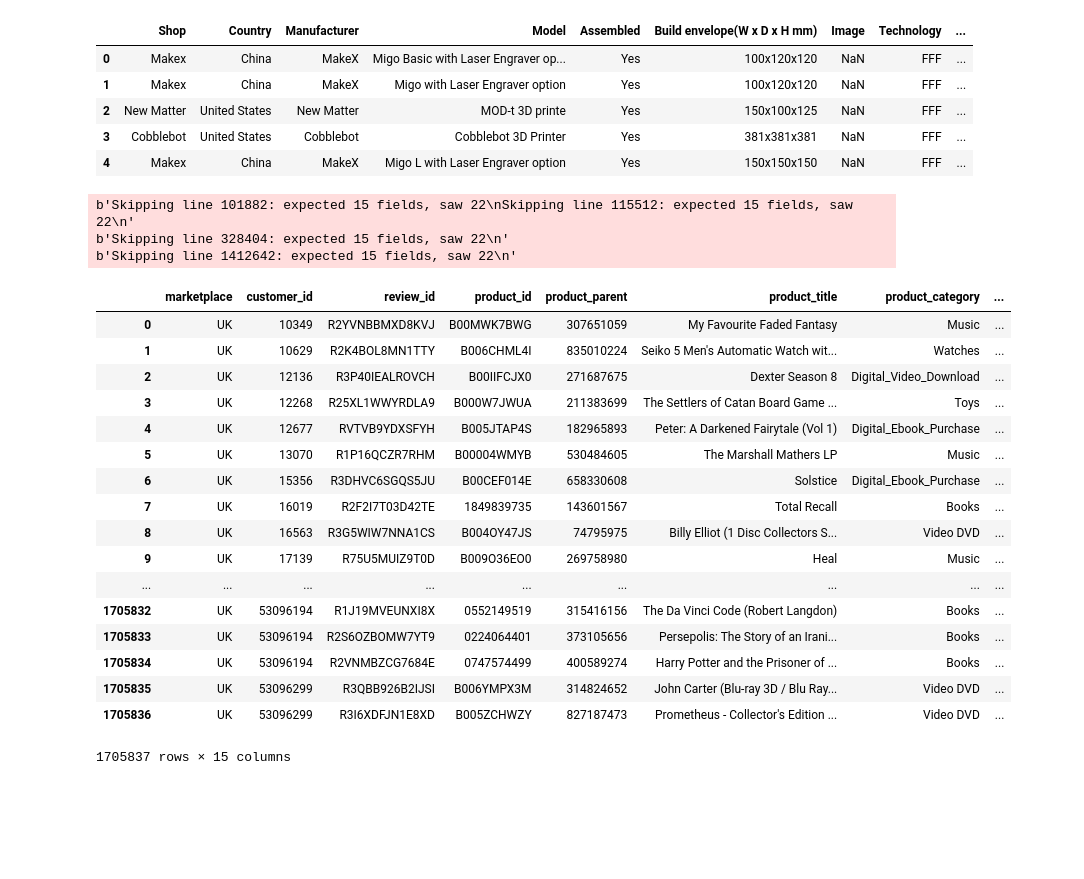
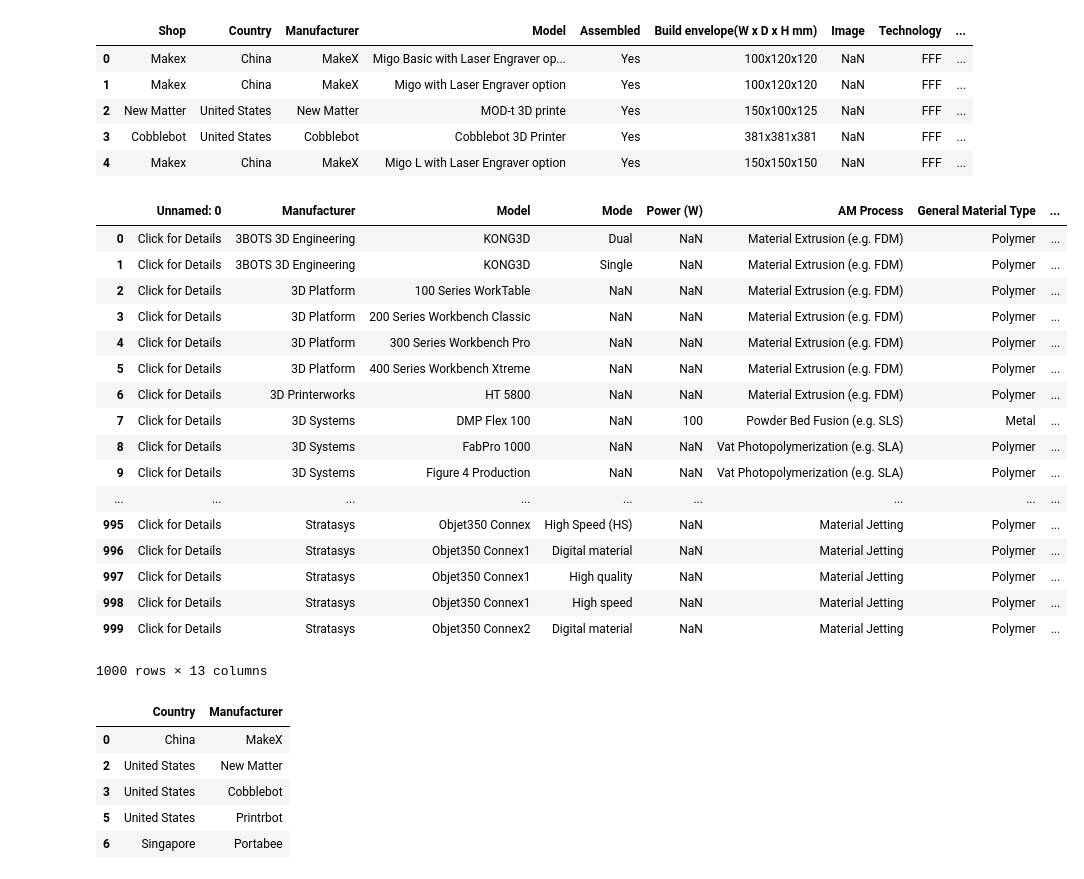
Before and after one commit to BI-Bees/3d-printing, a Jupyter notebook: Data Visualization.ipynb, the cells around one changed output. Drawn from its saved outputs; the diff is of its cells as text; code cells hidden in the pictures; blank space fills up the shorter version.

```diff
--- a/Data Visualization.ipynb
+++ b/Data Visualization.ipynb
@@ -69,29 +69,37 @@ df.head()
 | 2 | New Matter | United States | New Matter | MOD-t 3D printe | Yes | 150x100x125 | NaN | FFF | ... |
 | 3 | Cobblebot | United States | Cobblebot | Cobblebot 3D Printer | Yes | 381x381x381 | NaN | FFF | ... |
 | 4 | Makex | China | MakeX | Migo L with Laser Engraver option | Yes | 150x150x150 | NaN | FFF | ... |
-# %%
-file_name = 'amazon_reviews_multilingual_UK_v1_00.tsv.gz')
-df = pd.read_csv(file_name, compression='gzip', error_bad_lines=False, sep='\t')
-df
-# %% [output]
-b'Skipping line 101882: expected 15 fields, saw 22\nSkipping line 115512: expected 15 fields, saw 22\n'
-b'Skipping line 328404: expected 15 fields, saw 22\n'
-b'Skipping line 1412642: expected 15 fields, saw 22\n'
-|  | marketplace | customer_id | review_id | product_id | product_parent | product_title | product_category | ... |
-| 0 | UK | 10349 | R2YVNBBMXD8KVJ | B00MWK7BWG | 307651059 | My Favourite Faded Fantasy | Music | ... |
-| 1 | UK | 10629 | R2K4BOL8MN1TTY | B006CHML4I | 835010224 | Seiko 5 Men's Automatic Watch wit... | Watches | ... |
-| 2 | UK | 12136 | R3P40IEALROVCH | B00IIFCJX0 | 271687675 | Dexter Season 8 | Digital_Video_Download | ... |
-| 3 | UK | 12268 | R25XL1WWYRDLA9 | B000W7JWUA | 211383699 | The Settlers of Catan Board Game ... | Toys | ... |
-| 4 | UK | 12677 | RVTVB9YDXSFYH | B005JTAP4S | 182965893 | Peter: A Darkened Fairytale (Vol 1) | Digital_Ebook_Purchase | ... |
-| 5 | UK | 13070 | R1P16QCZR7RHM | B00004WMYB | 530484605 | The Marshall Mathers LP | Music | ... |
-| 6 | UK | 15356 | R3DHVC6SGQS5JU | B00CEF014E | 658330608 | Solstice | Digital_Ebook_Purchase | ... |
-| 7 | UK | 16019 | R2F2I7T03D42TE | 1849839735 | 143601567 | Total Recall | Books | ... |
-| 8 | UK | 16563 | R3G5WIW7NNA1CS | B004OY47JS | 74795975 | Billy Elliot (1 Disc Collectors S... | Video DVD | ... |
-| 9 | UK | 17139 | R75U5MUIZ9T0D | B009O36EO0 | 269758980 | Heal | Music | ... |
-| ... | ... | ... | ... | ... | ... | ... | ... | ... |
-| 1705832 | UK | 53096194 | R1J19MVEUNXI8X | 0552149519 | 315416156 | The Da Vinci Code (Robert Langdon) | Books | ... |
-| 1705833 | UK | 53096194 | R2S6OZBOMW7YT9 | 0224064401 | 373105656 | Persepolis: The Story of an Irani... | Books | ... |
-| 1705834 | UK | 53096194 | R2VNMBZCG7684E | 0747574499 | 400589274 | Harry Potter and the Prisoner of ... | Books | ... |
-| 1705835 | UK | 53096299 | R3QBB926B2IJSI | B006YMPX3M | 314824652 | John Carter (Blu-ray 3D / Blu Ray... | Video DVD | ... |
-| 1705836 | UK | 53096299 | R3I6XDFJN1E8XD | B005ZCHWZY | 827187473 | Prometheus - Collector's Edition ... | Video DVD | ... |
-1705837 rows × 15 columns
+# %%
+file_name = ('3d_printers_senvol.csv')
+df_senvol = pd.read_csv(file_name)
+df_senvol
+# %% [output]
+|  | Unnamed: 0 | Manufacturer | Model | Mode | Power (W) | AM Process | General Material Type | ... |
+| 0 | Click for Details | 3BOTS 3D Engineering | KONG3D | Dual | NaN | Material Extrusion (e.g. FDM) | Polymer | ... |
+| 1 | Click for Details | 3BOTS 3D Engineering | KONG3D | Single | NaN | Material Extrusion (e.g. FDM) | Polymer | ... |
+| 2 | Click for Details | 3D Platform | 100 Series WorkTable | NaN | NaN | Material Extrusion (e.g. FDM) | Polymer | ... |
+| 3 | Click for Details | 3D Platform | 200 Series Workbench Classic | NaN | NaN | Material Extrusion (e.g. FDM) | Polymer | ... |
+| 4 | Click for Details | 3D Platform | 300 Series Workbench Pro | NaN | NaN | Material Extrusion (e.g. FDM) | Polymer | ... |
+| 5 | Click for Details | 3D Platform | 400 Series Workbench Xtreme | NaN | NaN | Material Extrusion (e.g. FDM) | Polymer | ... |
+| 6 | Click for Details | 3D Printerworks | HT 5800 | NaN | NaN | Material Extrusion (e.g. FDM) | Polymer | ... |
+| 7 | Click for Details | 3D Systems | DMP Flex 100 | NaN | 100 | Powder Bed Fusion (e.g. SLS) | Metal | ... |
+| 8 | Click for Details | 3D Systems | FabPro 1000 | NaN | NaN | Vat Photopolymerization (e.g. SLA) | Polymer | ... |
+| 9 | Click for Details | 3D Systems | Figure 4 Production | NaN | NaN | Vat Photopolymerization (e.g. SLA) | Polymer | ... |
+| ... | ... | ... | ... | ... | ... | ... | ... | ... |
+| 995 | Click for Details | Stratasys | Objet350 Connex | High Speed (HS) | NaN | Material Jetting | Polymer | ... |
+| 996 | Click for Details | Stratasys | Objet350 Connex1 | Digital material | NaN | Material Jetting | Polymer | ... |
+| 997 | Click for Details | Stratasys | Objet350 Connex1 | High quality | NaN | Material Jetting | Polymer | ... |
+| 998 | Click for Details | Stratasys | Objet350 Connex1 | High speed | NaN | Material Jetting | Polymer | ... |
+| 999 | Click for Details | Stratasys | Objet350 Connex2 | Digital material | NaN | Material Jetting | Polymer | ... |
+1000 rows × 13 columns
+# %%
+df_unique_man = df[['Country', 'Manufacturer']]
+df_unique_man = df_unique_man[~df_unique_man.duplicated(subset=['Manufacturer'])]
+df_unique_man.head()
+# %% [output]
+|  | Country | Manufacturer |
+| 0 | China | MakeX |
+| 2 | United States | New Matter |
+| 3 | United States | Cobblebot |
+| 5 | United States | Printrbot |
+| 6 | Singapore | Portabee |
```
Also changed, not shown: parts of 4 cells of this notebook, 4 other files.
